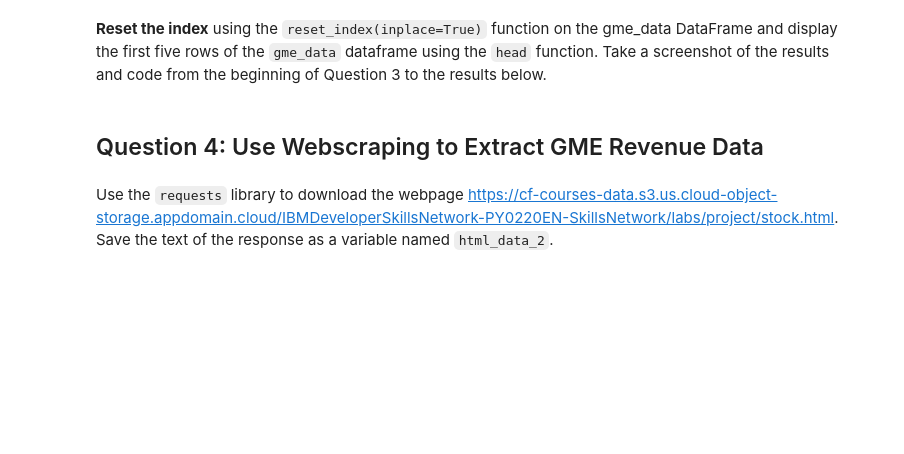
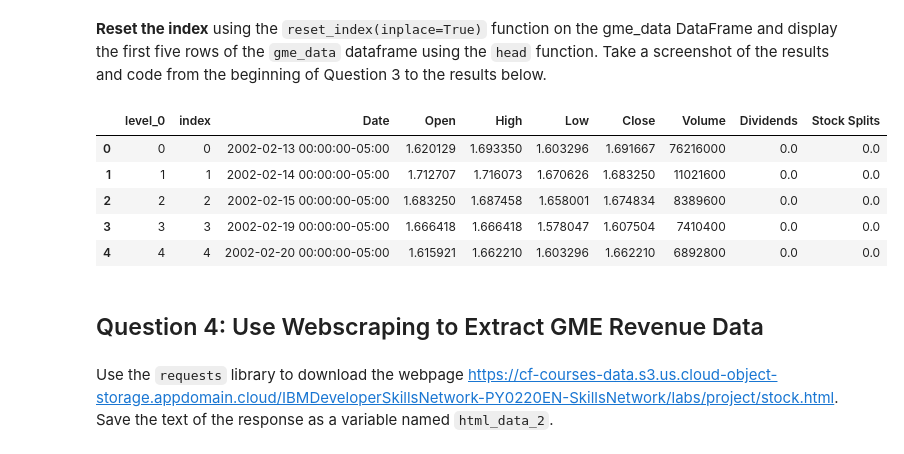
Before and after one commit to NickWeber651/stocks-dashboard, a Jupyter notebook: Final Assignment-v2.ipynb, the cells around one changed output. Cells and saved outputs as stored; diff of their text form; code cells hidden in the pictures; blank space fills up the shorter version.

```diff
--- a/Final Assignment-v2.ipynb
+++ b/Final Assignment-v2.ipynb
@@ -243,3 +243,6 @@ tesla_revenue.tail()
 ## Question 3: Use yfinance to Extract Stock Data
 # %% [markdown]
 Using the `Ticker` function enter the ticker symbol of the stock we want to extract data on to create a ticker object. The stock is GameStop and its ticker symbol is `GME`.
+# %%
+gme = yf.Ticker("GME")
+gme
@@ -246,2 +251,5 @@ Using the `Ticker` function enter the ticker symbol of the stock we want to extr
 # %% [markdown]
 Using the ticker object and the function `history` extract stock information and save it in a dataframe named `gme_data`. Set the `period` parameter to ` "max" ` so we get information for the maximum amount of time.
+# %%
+gme_data = gme.history(period="max")
+gme_data.tail(3)
@@ -248,5 +262,16 @@ Using the ticker object and the function `history` extract stock information and
 # %% [markdown]
 **Reset the index** using the `reset_index(inplace=True)` function on the gme_data DataFrame and display the first five rows of the `gme_data` dataframe using the `head` function. Take a screenshot of the results and code from the beginning of Question 3 to the results below.
+# %%
+gme_data.reset_index(inplace=True)
+gme_data["Date"] = pd.to_datetime(gme_data["Date"])
+gme_data.head()
+# %% [output]
+|  | level_0 | index | Date | Open | High | Low | Close | Volume | Dividends | Stock Splits |
+| 0 | 0 | 0 | 2002-02-13 00:00:00-05:00 | 1.620129 | 1.693350 | 1.603296 | 1.691667 | 76216000 | 0.0 | 0.0 |
+| 1 | 1 | 1 | 2002-02-14 00:00:00-05:00 | 1.712707 | 1.716073 | 1.670626 | 1.683250 | 11021600 | 0.0 | 0.0 |
+| 2 | 2 | 2 | 2002-02-15 00:00:00-05:00 | 1.683250 | 1.687458 | 1.658001 | 1.674834 | 8389600 | 0.0 | 0.0 |
+| 3 | 3 | 3 | 2002-02-19 00:00:00-05:00 | 1.666418 | 1.666418 | 1.578047 | 1.607504 | 7410400 | 0.0 | 0.0 |
+| 4 | 4 | 4 | 2002-02-20 00:00:00-05:00 | 1.615921 | 1.662210 | 1.603296 | 1.662210 | 6892800 | 0.0 | 0.0 |
 # %% [markdown]
 ## Question 4: Use Webscraping to Extract GME Revenue Data
 # %% [markdown]
```
Also changed, not shown: parts of 2 cells of this notebook.
